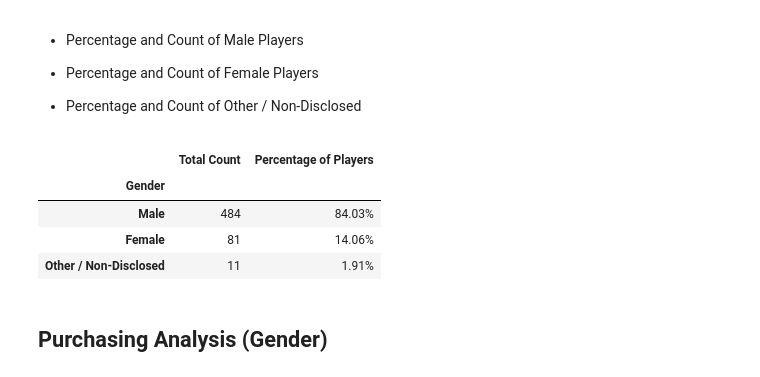
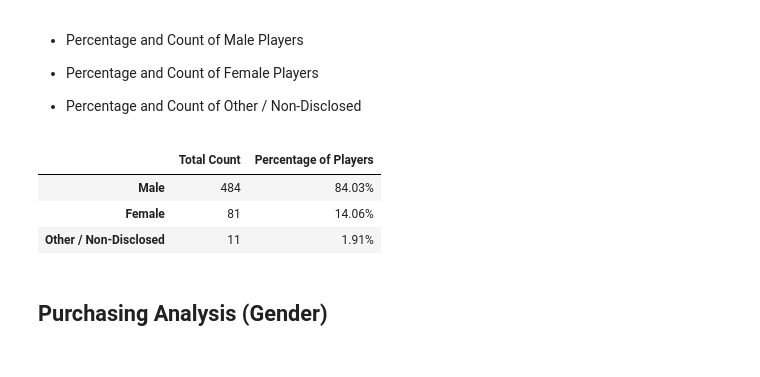
Before and after one commit to CicilyGeorge/pandas-challenge, a Jupyter notebook: HeroesOfPymoli.ipynb, the cells around one changed output. Cells and saved outputs as stored; diff of their text form; code cells hidden in the pictures.

```diff
--- a/HeroesOfPymoli.ipynb
+++ b/HeroesOfPymoli.ipynb
@@ -84,20 +84,25 @@ summary_data
 # %%
 # calculating Number of players in each Gender
 gender_count = purchase_data.groupby("Gender")["SN"].nunique()
 
 # calculating Percentage of Players in each Gender
 gender_percent = gender_count / total_players * 100
 
 
 # creating a new data frame with Total Players and Percentage of Players in each Gender
 gender_data  = pd.DataFrame({"Total Count":gender_count,
                              "Percentage of Players": gender_percent})
 
+# formating the display table
+gender_data_styled = gender_data.copy()
+gender_data_styled.index.name = None
+
 # sorting and adding percentage format styling to display
-gender_data.sort_values(["Total Count"], ascending = False).style.format({"Percentage of Players":"{:.2f}%"})
+gender_data_styled = gender_data_styled.sort_values(["Total Count"], ascending = False).style.format({"Percentage of Players":"{:.2f}%"})
+
+gender_data_styled
 # %% [output]
 |  | Total Count | Percentage of Players |
-| Gender |  |  |
 | Male | 484 | 84.03% |
 | Female | 81 | 14.06% |
 | Other / Non-Disclosed | 11 | 1.91% |
```
Also changed, not shown: parts of 6 cells of this notebook.
